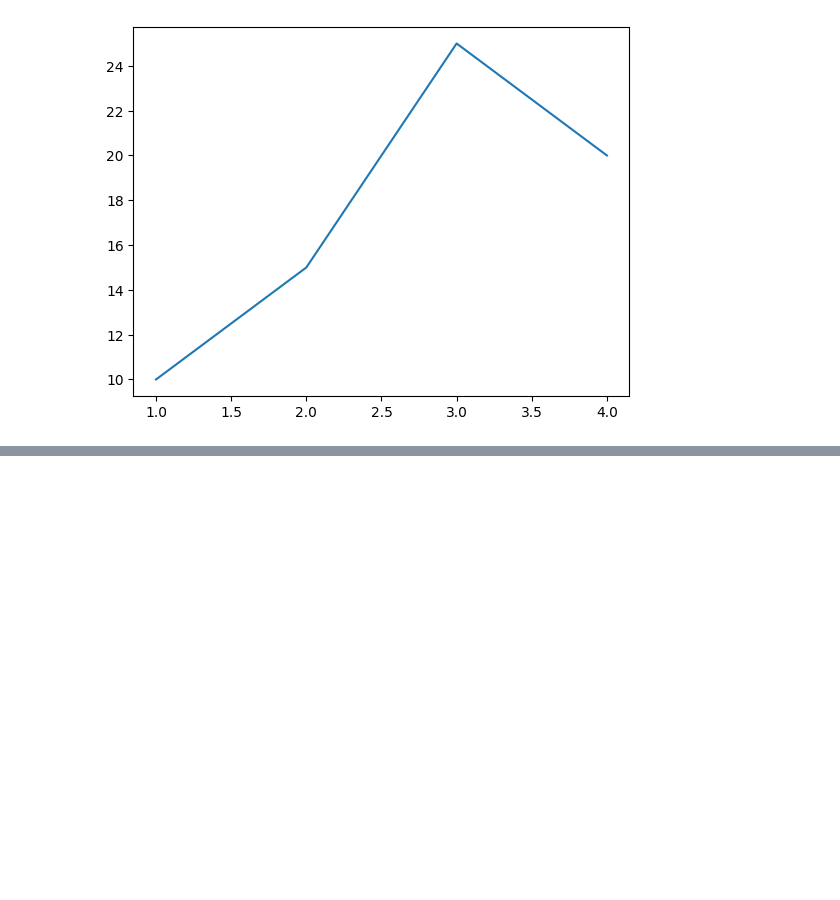
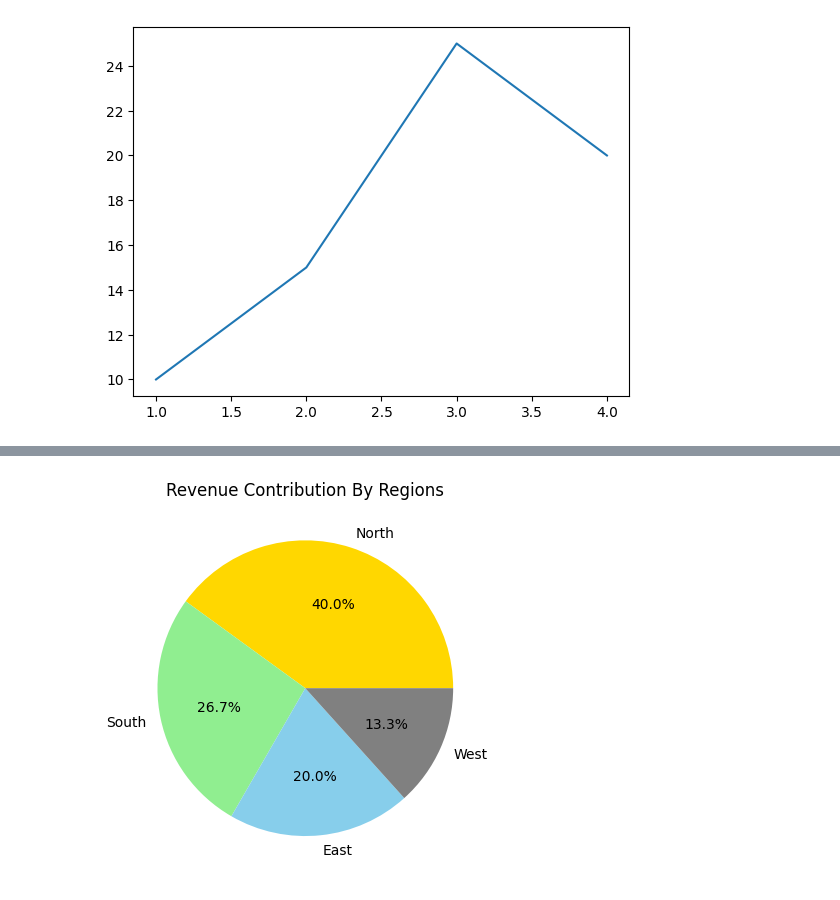
Before and after one commit to Saifabbas-0007/python-practice, a Jupyter notebook: Untitled.ipynb, the cells around one changed output, grey strips where cells are left out. Drawn from its saved outputs; the diff is of its cells as text; code cells hidden in the pictures; blank space fills up the shorter version.

```diff
--- a/Untitled.ipynb
+++ b/Untitled.ipynb
@@ -8,0 +49,10 @@ plt.show()
+# %%
+import matplotlib.pyplot as plt
+#plt.pie(values,label= label name,color= color name,autopct='%1.1f%%')
+regions= ['North','South','East','West']
+revenue= [3000,2000,1500,1000]
+plt.pie(revenue, labels= regions, autopct='%1.1f%%', colors= ['gold','lightgreen','skyblue','gray'])
+plt.title('Revenue Contribution By Regions')
+plt.show()
+# %% [output]
+[figure, added]
```
Also changed, not shown: parts of 4 cells of this notebook, 1 other file.
